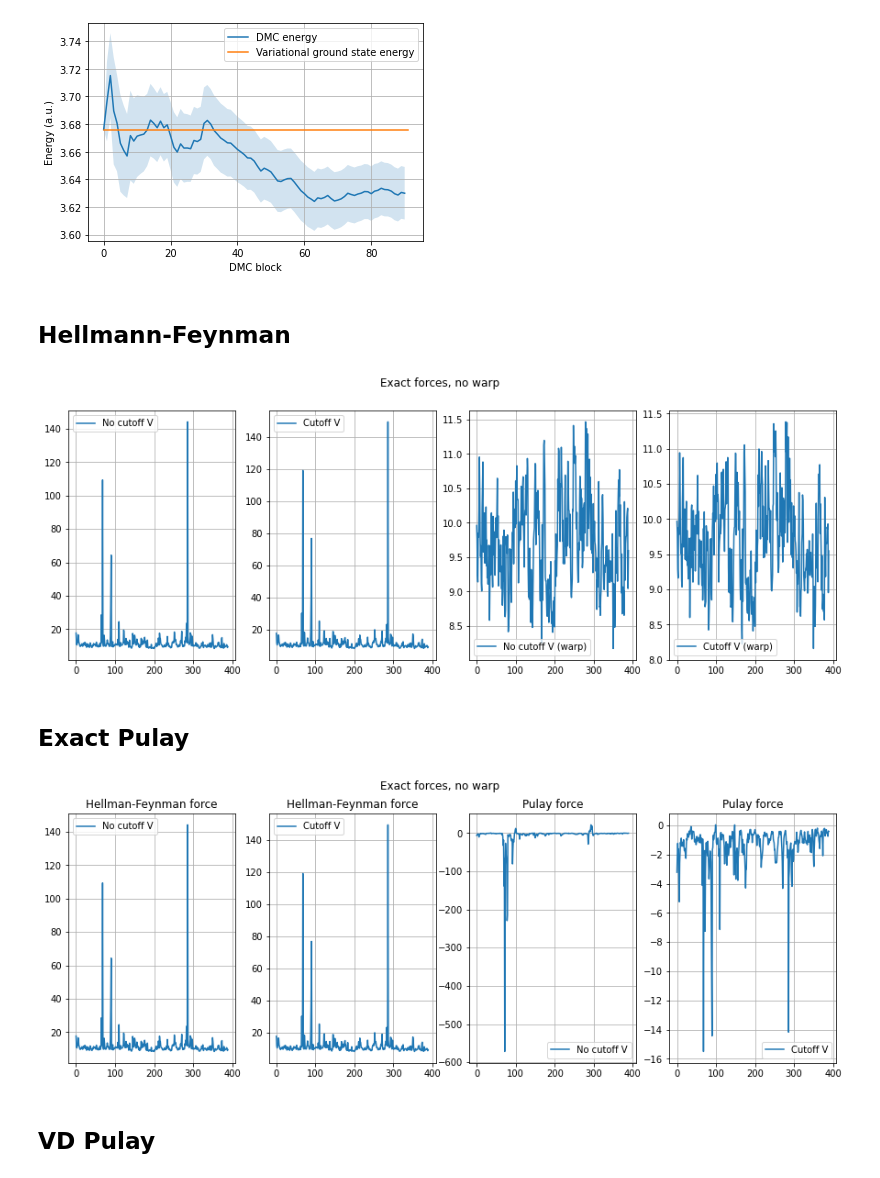
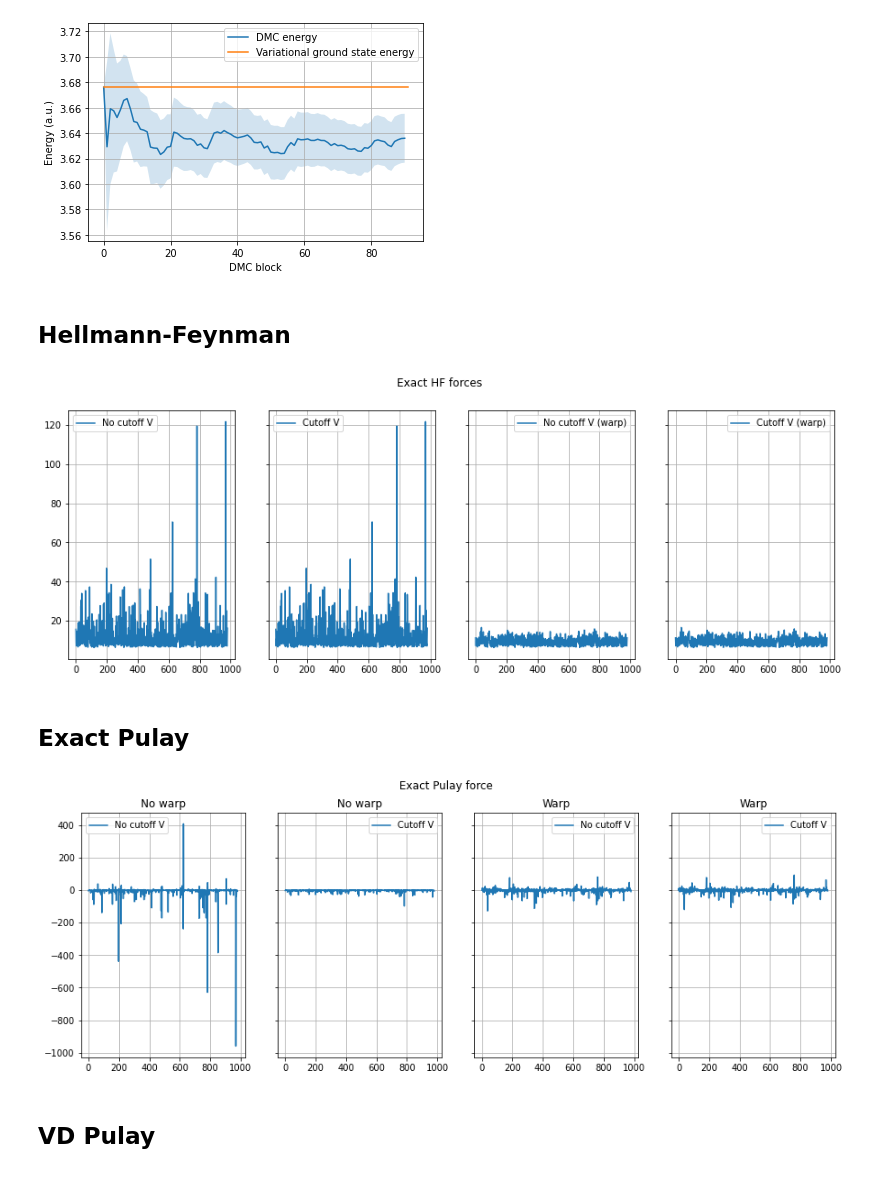
Before and after one commit to Jvanrhijn/pydmc, a Jupyter notebook: examples/comparison.ipynb, the cells around one changed output. Saved outputs shown, nothing was run; the diff lists cells and outputs as text; code cells hidden in the pictures.

```diff
--- a/examples/comparison.ipynb
+++ b/examples/comparison.ipynb
@@ -5,11 +5,11 @@ import scipy.special as spec
 
 q0 = 0.8253525490491695
 a0 = 1
-nconf = 50
+nconf = 1
 time_step = 1e-2
 reference_energy = 3.67603
-blocks = 100
-steps_per_block = 100
+blocks = 1000
+steps_per_block = 50
 # number of equilibration blocks
 neq = 10
 hamiltonian = lambda psi, x: -0.5*psi.laplacian(x)
@@ -27,7 +27,7 @@ def mathieu_cem(m, q, x):
 def ground_state(mu, nu):
     return mathieu_modcem1(0, q0, mu)[0]*mathieu_cem(0, q0, nu)[0]
 
-class GuidingWaveFunction(WaveFunction, GeometryParametrized):
+class GuidingWaveFunction:
 
     def __init__(self, a):
         self._a = a
@@ -66,7 +66,7 @@ def dmc(da, vcut=True):
     walkers = [Walker(conf, 1.0) for conf in confs]
 
     fas = [
-        ForcesExactAndVD(np.array([da]), nconf, cutoff=cutoff)
+        ForcesExactAndVD(np.array([da]), nconf, cutoff=cutoff_tanh)
     ]
 
     if vcut:
@@ -110,7 +115,7 @@ plt.xlabel("DMC block")
 plt.ylabel("Energy (a.u.)")
 plt.grid()
 # %% [output]
-[figure, old version]
+[figure, new version]
 # %%
 bs = steps_per_block
 
@@ -122,33 +127,33 @@ flhf_nocut, flhf_warp_nocut, flpulay_exact_nocut, flpulay_exact_warp_nocut, flpu
 # %% [markdown]
 ## Hellmann-Feynman
 # %%
-fig, axes = plt.subplots(nrows=1, ncols=4, figsize=(15, 5), sharey=False)
-fig.suptitle("Exact forces, no warp")
+fig, axes = plt.subplots(nrows=1, ncols=4, figsize=(15, 5), sharey=True)
+fig.suptitle("Exact HF forces")
 axes[0].plot(bin_samples(flhf_nocut[0, :], bs), label="No cutoff V")
 axes[1].plot(bin_samples(flhf_cut[0, :], bs), label="Cutoff V")
 axes[2].plot(bin_samples(flhf_warp_nocut[0, :], bs), label="No cutoff V (warp)")
 axes[3].plot(bin_samples(flhf_warp_cut[0, :], bs), label="Cutoff V (warp)")
 for ax in axes: ax.legend(); ax.grid()
 
 #fig.savefig("exact_nowarp.eps")
 plt.show()
 # %% [output]
-[figure, old version]
+[figure, new version]
 # %% [markdown]
 ## Exact Pulay
 # %%
-fig, axes = plt.subplots(nrows=1, ncols=4, figsize=(15, 5), sharey=False)
-fig.suptitle("Exact forces, no warp")
-axes[0].plot(bin_samples(flhf_nocut[0, :], bs), label="No cutoff V")
-axes[1].plot(bin_samples(flhf_cut[0, :], bs), label="Cutoff V")
-axes[2].plot(bin_samples(flpulay_exact_nocut[0, :], bs), label="No cutoff V")
-axes[3].plot(bin_samples(flpulay_exact_cut[0, :], bs), label="Cutoff V")
-for ax in axes[0:2]: ax.set_title("Hellman-Feynman force"); ax.legend(); ax.grid()
-for ax in axes[2:]: ax.set_title("Pulay force"); ax.legend(); ax.grid()
+fig, axes = plt.subplots(nrows=1, ncols=4, figsize=(15, 5), sharey=True)
+fig.suptitle("Exact Pulay forces")
+axes[0].plot(bin_samples(flpulay_exact_nocut[0, :], bs), label="No cutoff V")
+axes[1].plot(bin_samples(flpulay_exact_cut[0, :], bs), label="Cutoff V")
+axes[2].plot(bin_samples(flpulay_exact_warp_nocut[0, :], bs), label="No cutoff V")
+axes[3].plot(bin_samples(flpulay_exact_warp_cut[0, :], bs), label="Cutoff V")
+for ax in axes[0:2]: ax.set_title("No warp"); ax.legend(); ax.grid()
+for ax in axes[2:]: ax.set_title("Warp"); ax.legend(); ax.grid()
 
 plt.show()
 # %% [output]
-[figure, old version]
+[figure, new version]
 # %% [markdown]
 ## VD Pulay
 # %%
```
Also changed, not shown: parts of 6 cells of this notebook, 3 other files.
